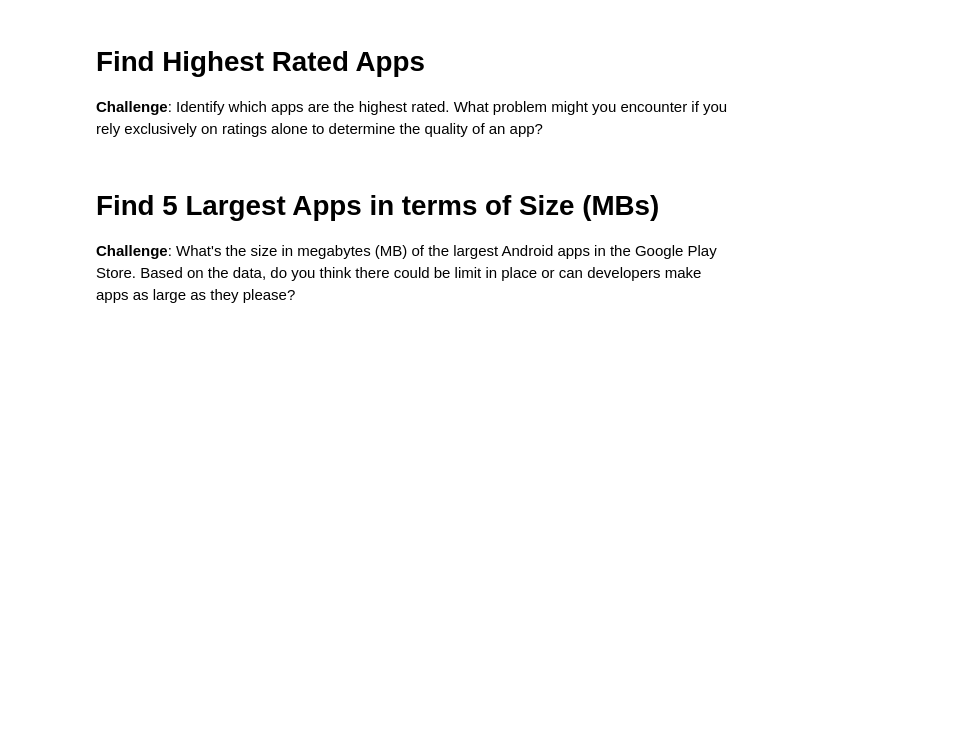
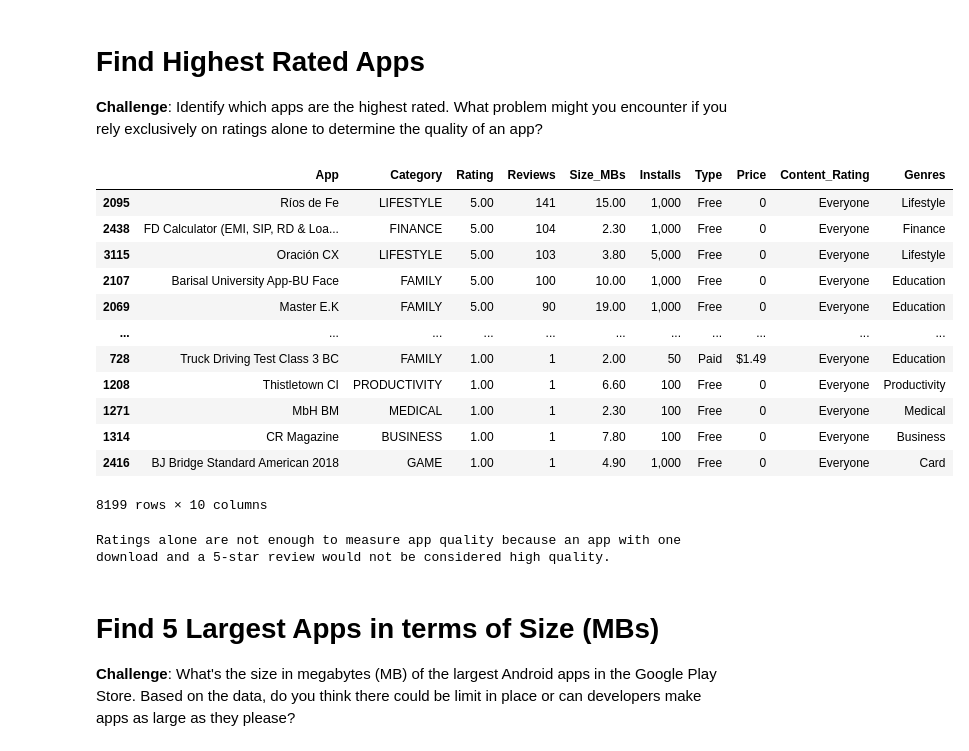
Before and after one commit to tomweinandy/100DaysOfCode, a Jupyter notebook: Projects/Day075/Google Play Store App Analytics.ipynb, the cells around one changed output. Drawn from its saved outputs; the diff is of its cells as text; code cells hidden in the pictures; blank space fills up the shorter version.

```diff
--- a/Projects/Day075/Google Play Store App Analytics.ipynb
+++ b/Projects/Day075/Google Play Store App Analytics.ipynb
@@ -90,6 +91,26 @@ df_apps_dedupe.shape
 # Find Highest Rated Apps
 
 **Challenge**: Identify which apps are the highest rated. What problem might you encounter if you rely exclusively on ratings alone to determine the quality of an app?
+# %%
+df_apps_dedupe.sort_values(['Rating', 'Reviews'], ascending=False)
+# %% [output]
+|  | App | Category | Rating | Reviews | Size_MBs | Installs | Type | Price | Content_Rating | Genres |
+| 2095 | Ríos de Fe | LIFESTYLE | 5.00 | 141 | 15.00 | 1,000 | Free | 0 | Everyone | Lifestyle |
+| 2438 | FD Calculator (EMI, SIP, RD & Loa... | FINANCE | 5.00 | 104 | 2.30 | 1,000 | Free | 0 | Everyone | Finance |
+| 3115 | Oración CX | LIFESTYLE | 5.00 | 103 | 3.80 | 5,000 | Free | 0 | Everyone | Lifestyle |
+| 2107 | Barisal University App-BU Face | FAMILY | 5.00 | 100 | 10.00 | 1,000 | Free | 0 | Everyone | Education |
+| 2069 | Master E.K | FAMILY | 5.00 | 90 | 19.00 | 1,000 | Free | 0 | Everyone | Education |
+| ... | ... | ... | ... | ... | ... | ... | ... | ... | ... | ... |
+| 728 | Truck Driving Test Class 3 BC | FAMILY | 1.00 | 1 | 2.00 | 50 | Paid | $1.49 | Everyone | Education |
+| 1208 | Thistletown CI | PRODUCTIVITY | 1.00 | 1 | 6.60 | 100 | Free | 0 | Everyone | Productivity |
+| 1271 | MbH BM | MEDICAL | 1.00 | 1 | 2.30 | 100 | Free | 0 | Everyone | Medical |
+| 1314 | CR Magazine | BUSINESS | 1.00 | 1 | 7.80 | 100 | Free | 0 | Everyone | Business |
+| 2416 | BJ Bridge Standard American 2018 | GAME | 1.00 | 1 | 4.90 | 1,000 | Free | 0 | Everyone | Card |
+8199 rows × 10 columns
+# %%
+print('Ratings alone are not enough to measure app quality because an app with one download and a 5-star review would not be considered high quality.')
+# %% [output]
+Ratings alone are not enough to measure app quality because an app with one download and a 5-star review would not be considered high quality.
 # %% [markdown]
 # Find 5 Largest Apps in terms of Size (MBs)
 
```
Also changed, not shown: parts of 8 cells of this notebook.
